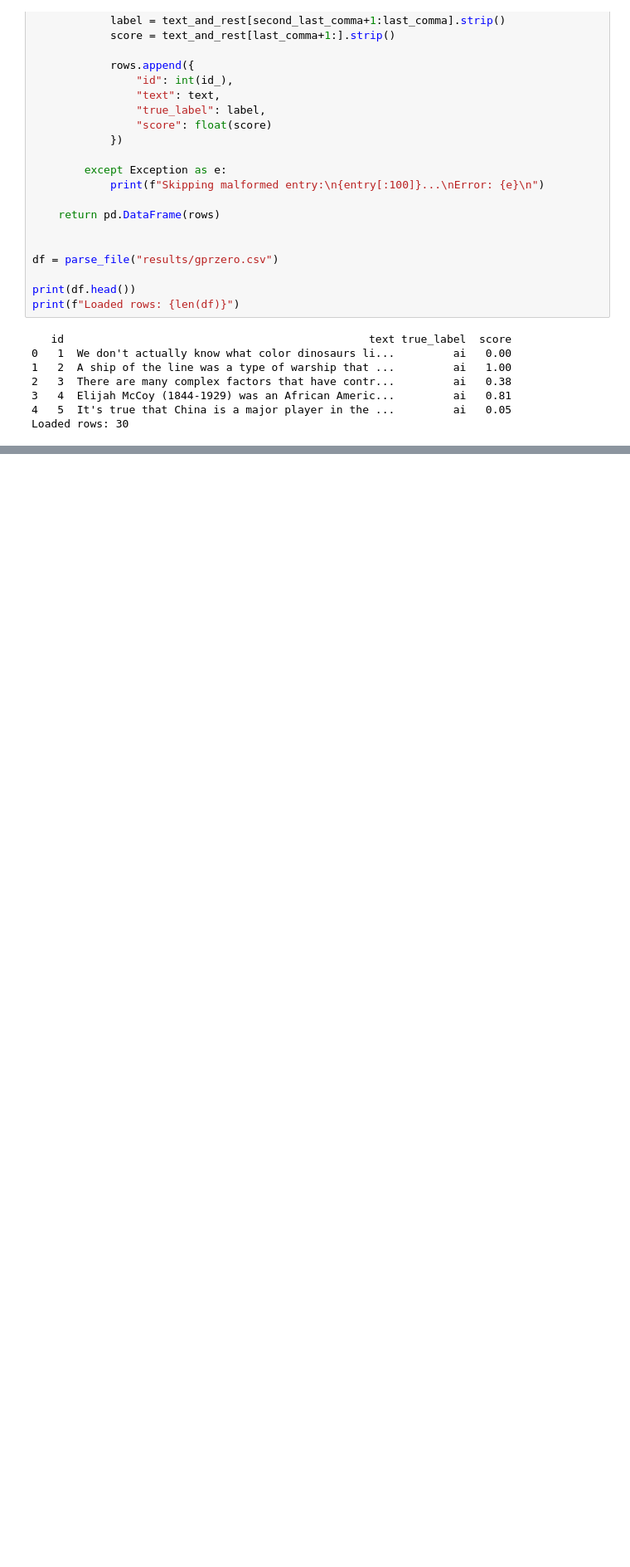
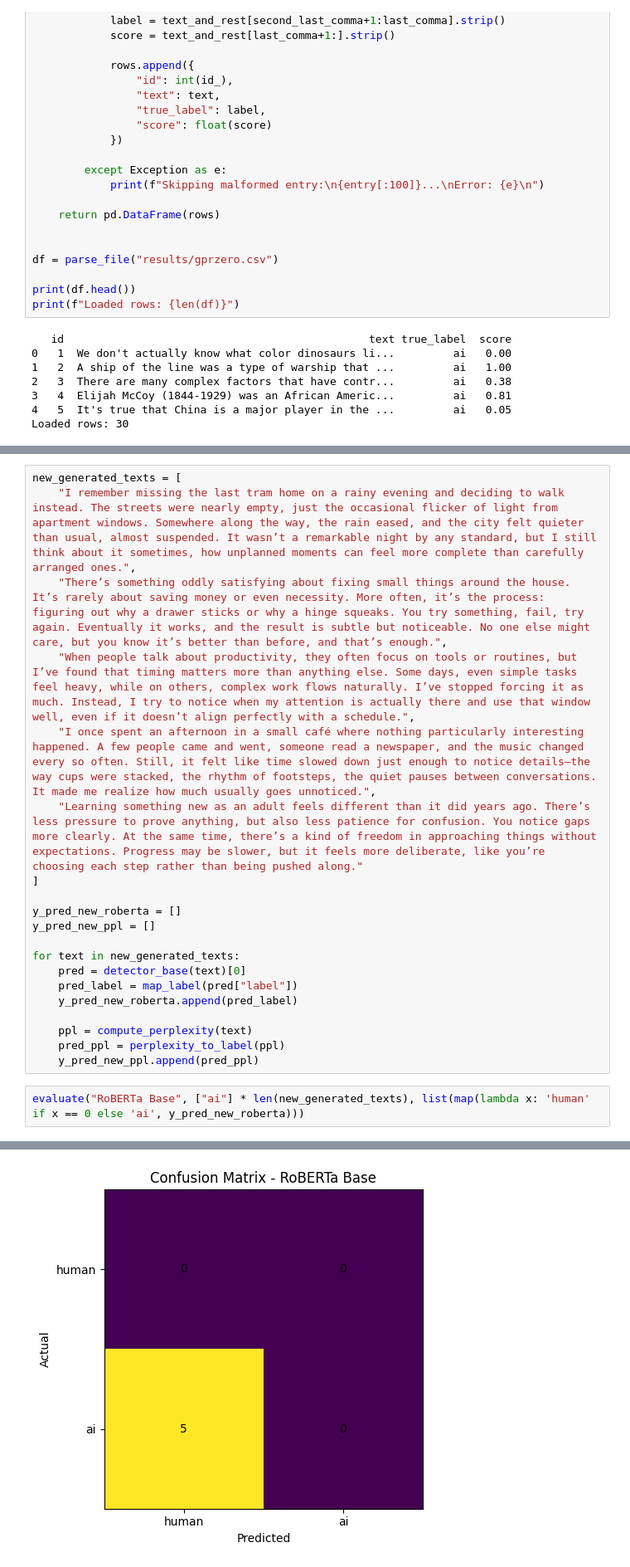
Before and after one commit to Ninj4M4ster/ai_generated_data_detection, a Jupyter notebook: project/notebook.ipynb, the cells around one changed output, grey strips where cells are left out. Shown at 83% size. Cells and saved outputs as stored; diff of their text form; blank space fills up the shorter version.

Commit message:
Last tests on ai detection on newly generated text

```diff
--- a/project/notebook.ipynb
+++ b/project/notebook.ipynb
@@ -247,0 +277,23 @@ False Negative Rate (FNR): 0.333
+# %%
+new_generated_texts = [
+    "I remember missing the last tram home on a rainy evening and deciding to walk instead. The streets were nearly empty, just the occasional flicker of light from apartment windows. Somewhere along the way, the rain eased, and the city felt quieter than usual, almost suspended. It wasn’t a remarkable night by any standard, but I still think about it sometimes, how unplanned moments can feel more complete than carefully arranged ones.",
+    "There’s something oddly satisfying about fixing small things around the house. It’s rarely about saving money or even necessity. More often, it’s the process: figuring out why a drawer sticks or why a hinge squeaks. You try something, fail, try again. Eventually it works, and the result is subtle but noticeable. No one else might care, but you know it’s better than before, and that’s enough.",
+    "When people talk about productivity, they often focus on tools or routines, but I’ve found that timing matters more than anything else. Some days, even simple tasks feel heavy, while on others, complex work flows naturally. I’ve stopped forcing it as much. Instead, I try to notice when my attention is actually there and use that window well, even if it doesn’t align perfectly with a schedule.",
+    "I once spent an afternoon in a small café where nothing particularly interesting happened. A few people came and went, someone read a newspaper, and the music changed every so often. Still, it felt like time slowed down just enough to notice details—the way cups were stacked, the rhythm of footsteps, the quiet pauses between conversations. It made me realize how much usually goes unnoticed.",
+    "Learning something new as an adult feels different than it did years ago. There’s less pressure to prove anything, but also less patience for confusion. You notice gaps more clearly. At the same time, there’s a kind of freedom in approaching things without expectations. Progress may be slower, but it feels more deliberate, like you’re choosing each step rather than being pushed along."
+]
+
+y_pred_new_roberta = []
+y_pred_new_ppl = []
+
+for text in new_generated_texts:
+    pred = detector_base(text)[0]
+    pred_label = map_label(pred["label"])
+    y_pred_new_roberta.append(pred_label)
+
+    ppl = compute_perplexity(text)
+    pred_ppl = perplexity_to_label(ppl)
+    y_pred_new_ppl.append(pred_ppl)
+# %%
+evaluate("RoBERTa Base", ["ai"] * len(new_generated_texts), list(map(lambda x: 'human' if x == 0 else 'ai', y_pred_new_roberta)))
+# %% [output]
@@ -247,0 +312 @@ False Negative Rate (FNR): 0.333
+[figure, added]
```
Also changed, not shown: parts of 10 cells of this notebook, 1 other file.
